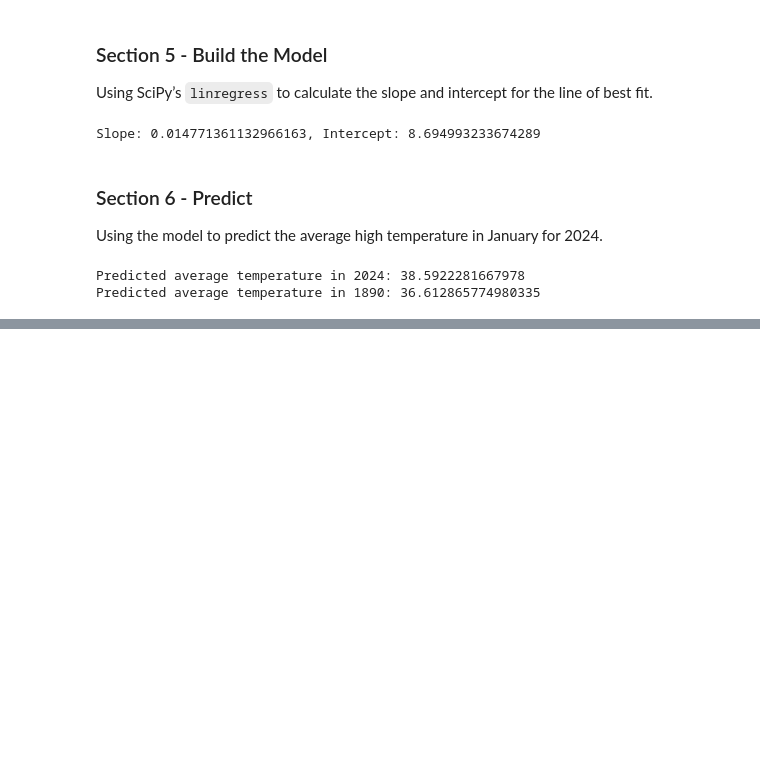
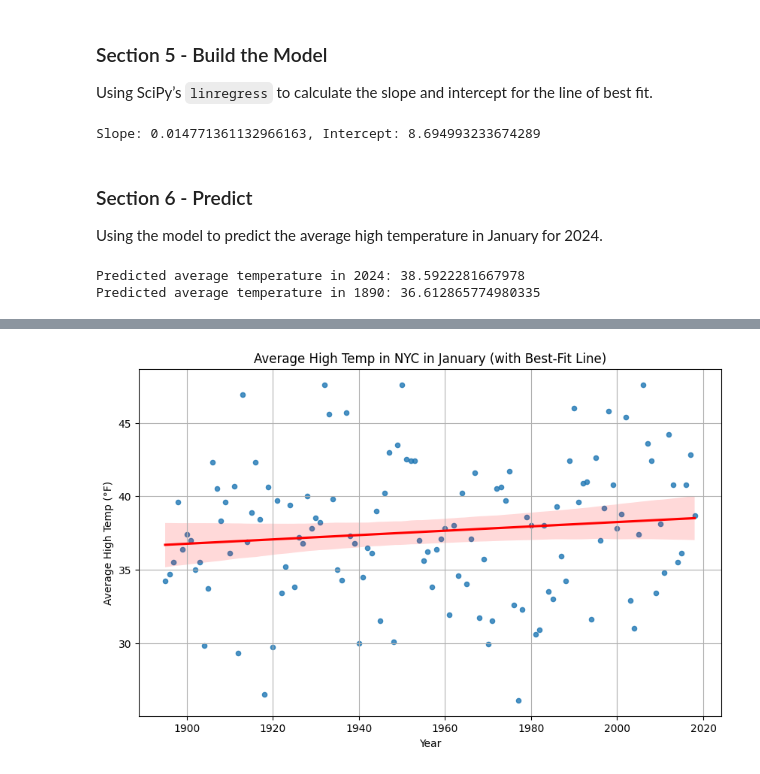
Before and after one commit to brandonjbbb/datafun-07-ml, a Jupyter notebook: brandon_ml.ipynb, the cells around one changed output, grey strips where cells are left out. Saved outputs shown, nothing was run; the diff lists cells and outputs as text; code cells hidden in the pictures; blank space fills up the shorter version.

```diff
--- a/brandon_ml.ipynb
+++ b/brandon_ml.ipynb
@@ -149,0 +326,82 @@ Predicted average temperature in 1890: 36.612865774980335
+# %%
+# Import necessary libraries
+import pandas as pd
+import os
+from sklearn.model_selection import train_test_split
+from sklearn.linear_model import LinearRegression
+import matplotlib.pyplot as plt
+import seaborn as sns
+
+# Ensure all columns and rows display
+pd.set_option('display.max_columns', None)
+pd.set_option('display.max_rows', None)
+
+# Define the file path based on your system
+data_path = '/Users/brandonj/Documents/datafun-07-ml/nyc_jan_temps.csv'
+
+# Check if the file exists
+if os.path.isfile(data_path):
+    # Load the data file
+    temp_data = pd.read_csv(data_path)
+    print("Dataset successfully loaded.")
+
+    # Update column headers for easier access
+    temp_data.columns = ['Date', 'AvgTemp', 'Anomaly']
+
+    # Convert 'Date' to datetime format and extract the 'Year'
+    temp_data['Date'] = pd.to_datetime(temp_data['Date'], format='%Y%m')
+    temp_data['Year'] = temp_data['Date'].dt.year
+
+    # Add numeric representation of the 'Date' column for visualization
+    temp_data['Date_numeric'] = temp_data['Date'].apply(lambda x: x.toordinal())
+
+    # Define input (X) and output (y) variables
+    X = temp_data[['Year']]
+    y = temp_data['AvgTemp']
+
+    # Split the dataset into training and testing subsets
+    X_train, X_test, y_train, y_test = train_test_split(X, y, test_size=0.2, random_state=42)
+
+    # Train the Linear Regression model
+    lr_model = LinearRegression()
+    lr_model.fit(X_train, y_train)
+
+    # Make predictions for 2024 and 1890
+    predictions = pd.DataFrame({'Year': [2024, 1890]})
+    predictions['PredictedTemp'] = lr_model.predict(predictions[['Year']])
+    for _, row in predictions.iterrows():
+        print(f"Predicted Average High Temp in Jan {int(row['Year'])}: {row['PredictedTemp']:.2f}°F")
+
+    # Display initial and final rows of the dataset
+    print("\nInitial rows of the dataset:")
+    print(temp_data.head())
+    print("\nFinal rows of the dataset:")
+    print(temp_data.tail())
+
+    # Provide a summary of the DataFrame structure
+    print("\nDataFrame Info:")
+    print(temp_data.info())
+
+    # Display comprehensive descriptive statistics for all columns
+    print("\nDescriptive Statistics (Including Date Column):")
+    print(temp_data.describe(include='all'))
+
+    # Check for any missing values in each column
+    print("\nMissing values in each column:")
+    print(temp_data.isnull().sum())
+
+    # Check for duplicate rows in the dataset
+    print(f"\nNumber of duplicate rows: {temp_data.duplicated().sum()}")
+
+    # Visualization: Plot the data with the best-fit line
+    plt.figure(figsize=(10, 6))
+    sns.regplot(x='Year', y='AvgTemp', data=temp_data, scatter_kws={'s': 20}, line_kws={'color': 'red'})
+    plt.xlabel("Year")
+    plt.ylabel("Average High Temp (°F)")
+    plt.title("Average High Temp in NYC in January (with Best-Fit Line)")
+    plt.grid()
+    plt.show()
+
+else:
+    print(f"Error: The file '{data_path}' does not exist. Please check the path and filename.")
+# %% [output]
@@ -149,0 +425 @@ Predicted average temperature in 1890: 36.612865774980335
+[figure, added]
```
Also changed, not shown: parts of 13 cells of this notebook, 1 other file.
